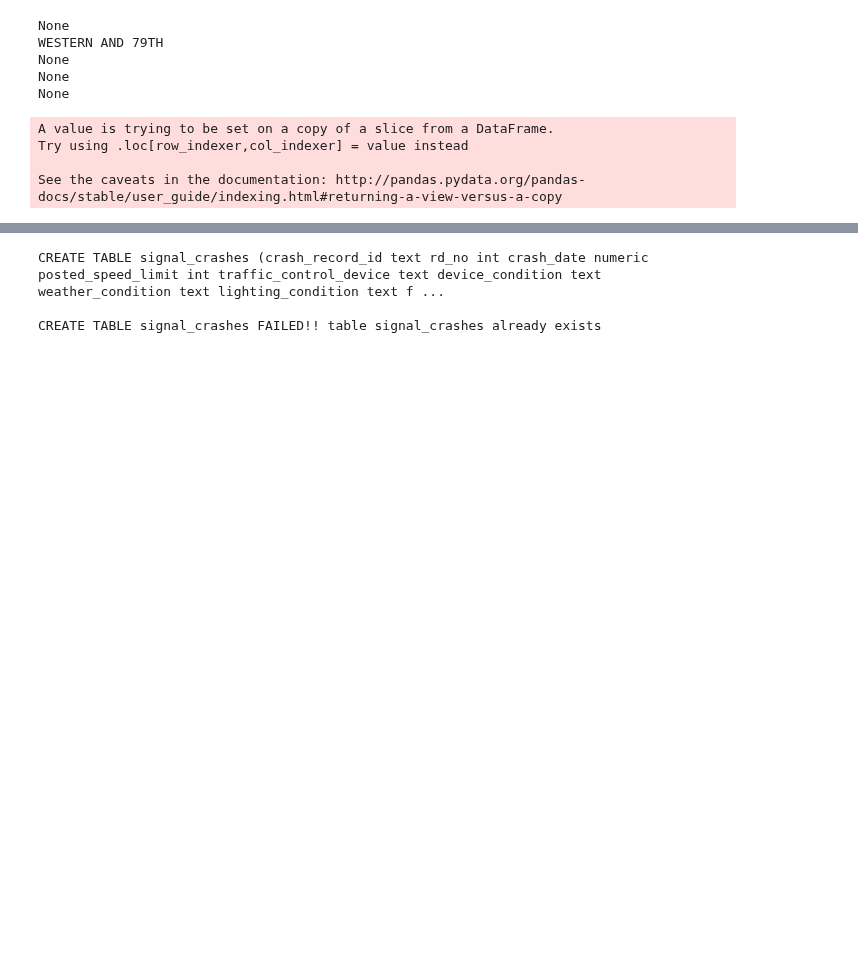
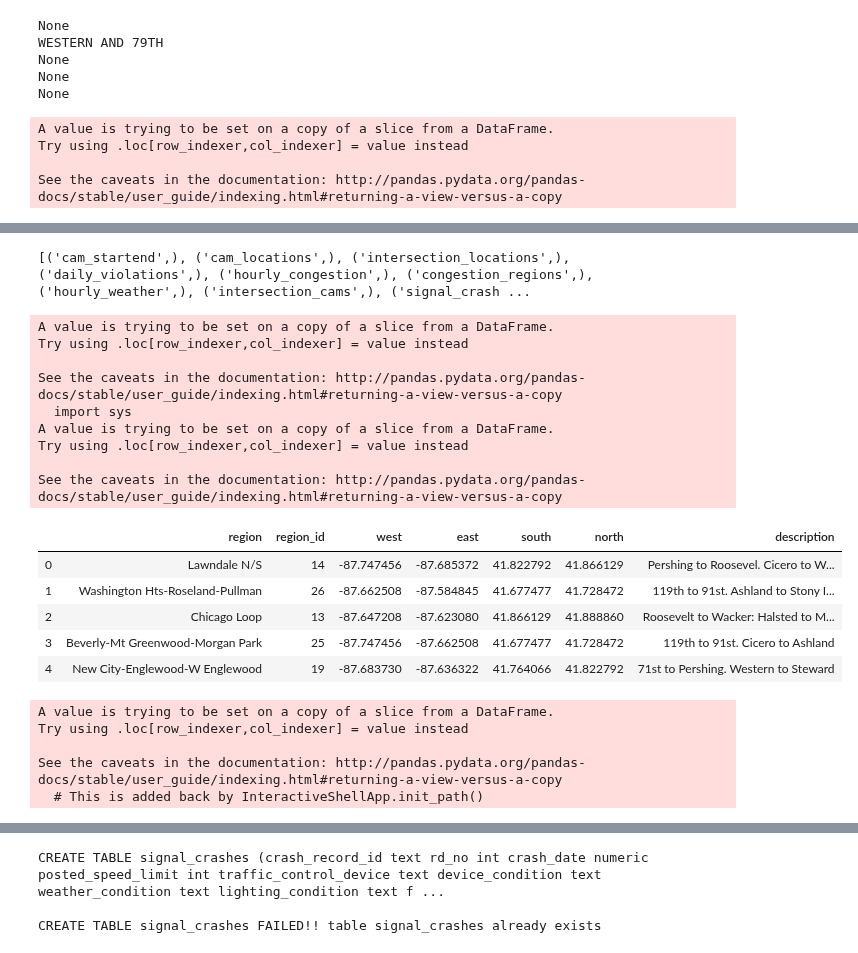
Before and after one commit to sciencelee/chicago-red-light-cameras, a Jupyter notebook: crash-study-preprocessing.ipynb, the cells around one changed output, grey strips where cells are left out. Drawn from its saved outputs; the diff is of its cells as text; code cells hidden in the pictures; blank space fills up the shorter version.

Commit message:
added eda using db

```diff
--- a/crash-study-preprocessing.ipynb
+++ b/crash-study-preprocessing.ipynb
@@ -456,6 +451,8 @@ print(len(query))
 before finalizing my crash data, I want to tag all of the crashes that occured at my rlc intersections.
 
 This might be difficult.
+# %%
+camloc_df = pd.read_sql_query("SELECT * from cam_locations", conn)
 # %%
 # what is the closest rlc intersection to each accident.
 # The code takes hours to run on macbook
@@ -571,0 +546,6 @@ See the caveats in the documentation: http://pandas.pydata.org/pandas-docs/stabl
+# %%
+df['crash_date'] = pd.to_datetime(df['crash_date'])
+df['year'] = df['crash_date'].apply(lambda x: int(x.year))
+df['month'] = df['crash_date'].apply(lambda x: int(x.month))
+df['day'] = df['crash_date'].apply(lambda x: int(x.day))
+df['hour'] = df['crash_date'].apply(lambda x: int(x.hour))
@@ -572 +570,52 @@ See the caveats in the documentation: http://pandas.pydata.org/pandas-docs/stabl
+# %%
+sql_fetch_tables(c, conn)  # helper function in myfuncs
+# %% [output]
+[('cam_startend',), ('cam_locations',), ('intersection_locations',), ('daily_violations',), ('hourly_congestion',), ('congestion_regions',), ('hourly_weather',), ('intersection_cams',), ('signal_crash ...
+# %%
+#camloc_df = pd.read_sql_query("SELECT * from cam_locations", conn)
+regions_df  = pd.read_sql_query("SELECT * from congestion_regions", conn)
+
+for col in ['west', 'east', 'south', 'north']:
+    regions_df[col] = regions_df[col].apply(float)
+
+df['latitude'] = df['latitude'].apply(float)
+df['longitude'] = df['longitude'].apply(float)
+
+
+regions_df.head()
+# %% [output]
+A value is trying to be set on a copy of a slice from a DataFrame.
+Try using .loc[row_indexer,col_indexer] = value instead
+
+See the caveats in the documentation: http://pandas.pydata.org/pandas-docs/stable/user_guide/indexing.html#returning-a-view-versus-a-copy
+  import sys
+A value is trying to be set on a copy of a slice from a DataFrame.
+Try using .loc[row_indexer,col_indexer] = value instead
+
+See the caveats in the documentation: http://pandas.pydata.org/pandas-docs/stable/user_guide/indexing.html#returning-a-view-versus-a-copy
+|  | region | region_id | west | east | south | north | description |
+| 0 | Lawndale N/S | 14 | -87.747456 | -87.685372 | 41.822792 | 41.866129 | Pershing to Roosevel. Cicero to W... |
+| 1 | Washington Hts-Roseland-Pullman | 26 | -87.662508 | -87.584845 | 41.677477 | 41.728472 | 119th to 91st. Ashland to Stony I... |
+| 2 | Chicago Loop | 13 | -87.647208 | -87.623080 | 41.866129 | 41.888860 | Roosevelt to Wacker: Halsted to M... |
+| 3 | Beverly-Mt Greenwood-Morgan Park | 25 | -87.747456 | -87.662508 | 41.677477 | 41.728472 | 119th to 91st. Cicero to Ashland |
+| 4 | New City-Englewood-W Englewood | 19 | -87.683730 | -87.636322 | 41.764066 | 41.822792 | 71st to Pershing. Western to Steward |
+# %%
+df.columns
+def which_region(lat, long, regions_df):
+    #print(lat, long)
+    row = regions_df[(regions_df['east'] >= long) &
+                    (regions_df['west'] < long) &
+                    (regions_df['north'] >= lat) &
+                    (regions_df['south'] < lat)]['region_id'].max()
+    return row
+
+#df.iloc[:5]
+# takes some 5min
+df['region_id'] = df.apply(lambda x: which_region(x.latitude, x.longitude, regions_df), axis=1)
+# %% [output]
+A value is trying to be set on a copy of a slice from a DataFrame.
+Try using .loc[row_indexer,col_indexer] = value instead
+
+See the caveats in the documentation: http://pandas.pydata.org/pandas-docs/stable/user_guide/indexing.html#returning-a-view-versus-a-copy
+  # This is added back by InteractiveShellApp.init_path()
 # %%
```
Also changed, not shown: parts of 21 cells of this notebook, 2 other files.
